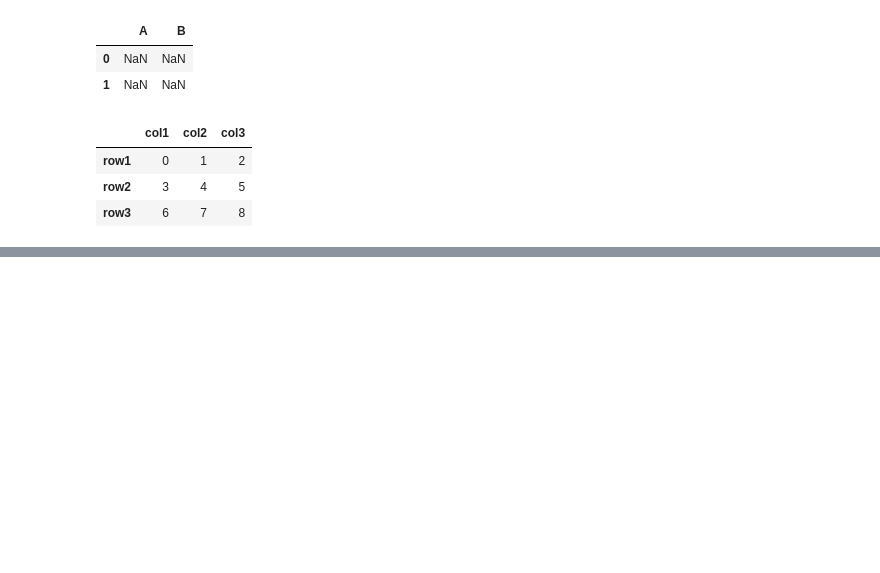
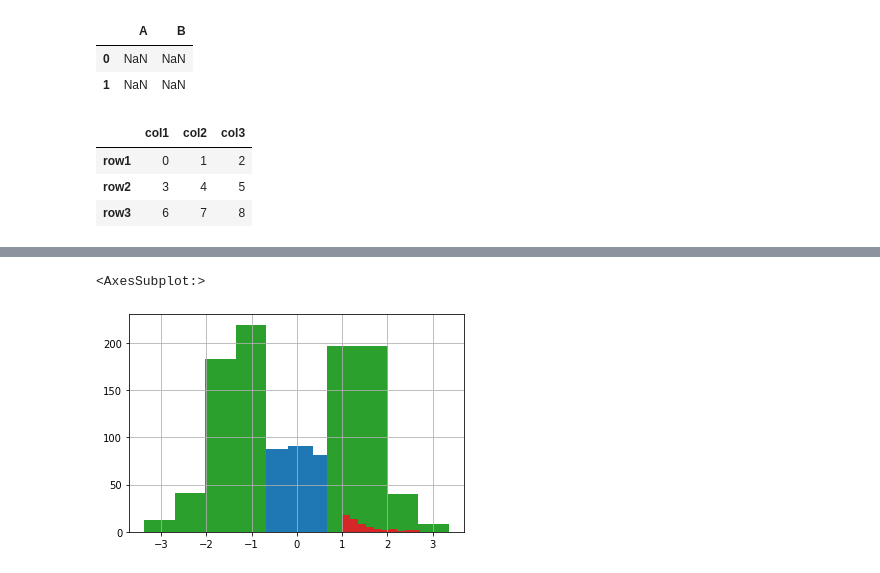
Before and after one commit to PawelRosikiewicz/MachineLearning, a Jupyter notebook: Python_for_Data_Science/Pandas_code.ipynb, the cells around one changed output, grey strips where cells are left out. Drawn from its saved outputs; the diff is of its cells as text; code cells hidden in the pictures; blank space fills up the shorter version.

```diff
--- a/Python_for_Data_Science/Pandas_code.ipynb
+++ b/Python_for_Data_Science/Pandas_code.ipynb
@@ -182,0 +683,21 @@ df
+# %%
+# data
+'''sample "standard normal" distr., mu=0, sd=1, 5 columns'''
+df=pd.DataFrame(np.random.randn(3000,3),
+               columns=["col1", "col2", "col3"]
+               )
+# %%
+# select values in col2, selected with values in col1
+df.loc[df.loc[:,"col1"]>=1,'col2'].hist()
+
+# use and
+df.loc[(df.loc[:,"col1"]>=1) & (df.loc[:,"col2"]<=-1),'col1'].hist()
+
+# use OR
+df.loc[(df.loc[:,"col1"]>=1) | (df.loc[:,"col1"]<=-1),'col1'].hist()
+
+# use and
+df.loc[(df.loc[:,"col1"]>=1) & (df.loc[:,"col2"]<=-1),'col1'].hist()
+# %% [output]
+<AxesSubplot:>
+[figure, added]
```
Also changed, not shown: parts of 41 cells of this notebook.
